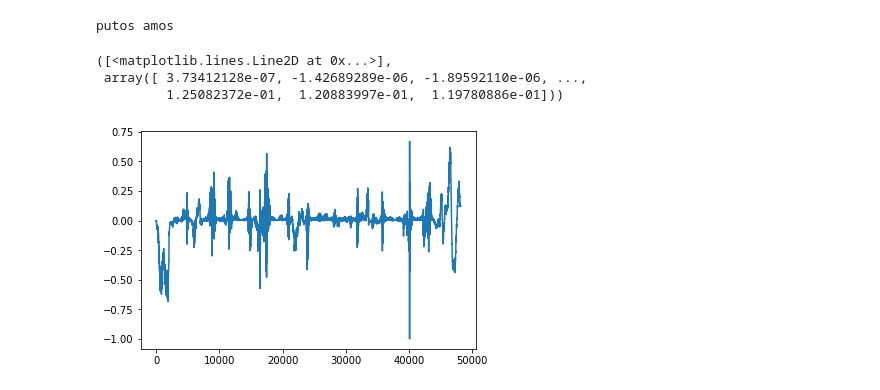
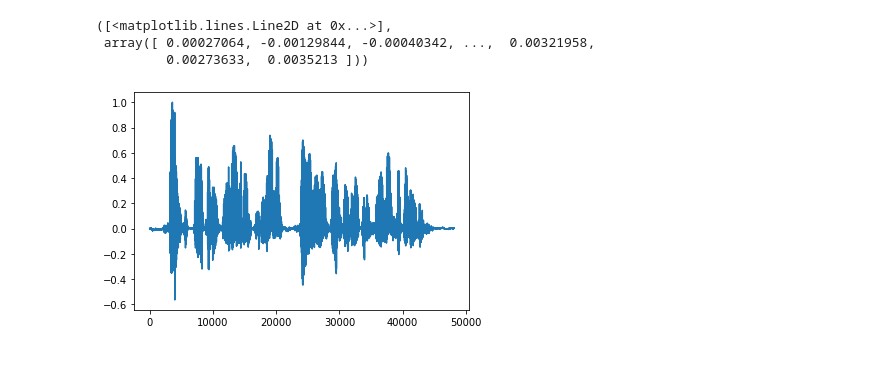
Before and after one commit to pTarNav/SiS_problemes_en_grup, a Jupyter notebook: VOCODER/vocoder.ipynb, the cells around one changed output. Saved outputs shown, nothing was run; the diff lists cells and outputs as text; code cells hidden in the pictures; blank space fills up the shorter version.

```diff
--- a/VOCODER/vocoder.ipynb
+++ b/VOCODER/vocoder.ipynb
@@ -44,7 +44,8 @@ a = sintesis['coef']
 b = sintesis['ganancia'][0]
 longitud = len(a)
 for i in range(longitud):
-    y = np.concatenate((y, lfilter(b, a[i], x[i])), axis=None)
+    y = np.concatenate((y, lfilter([b[i]], a[i], x[i])), axis=None)
+scipy.io.wavfile.write('vocoder1.wav', 8000, y)
 plt.plot(y), y
 # %% [output]
 ([<matplotlib.lines.Line2D at 0x...>],
@@ -54,26 +55,21 @@ plt.plot(y), y
 # %%
 #e
 y = []
 x = sintesis['excit']
 a = sintesis['coef']
 b = sintesis['ganancia'][0]
 longitud = len(a)
+zf = np.zeros(10)
 for i in range(longitud):
-    if i == 0:
-        zi = lfiltic(b, a[i], y)
-    filtro, zi = lfilter(b, a[i], x[i], zi=zi)
-    y = np.concatenate((y, filtro), axis=None)
-for i in y:
-    if i == 0:
-        print('subnormal')
-print('putos amos')
+    filtro, zf = lfilter([b[i]], a[i], x[i], axis= -1, zi=zf)
+    y = np.append(y, filtro)
+
 y_max = max(abs(y))
 y /= y_max
 scipy.io.wavfile.write('vocoder2.wav', 8000, y)
 plt.plot(y), y
 # %% [output]
-putos amos
+([<matplotlib.lines.Line2D at 0x...>],
+ array([ 0.00027064, -0.00129844, -0.00040342, ...,  0.00321958,
+         0.00273633,  0.0035213 ]))
-([<matplotlib.lines.Line2D at 0x...>],
- array([ 3.73412128e-07, -1.42689289e-06, -1.89592110e-06, ...,
-         1.25082372e-01,  1.20883997e-01,  1.19780886e-01]))
-[figure, old version]
+[figure, new version]
```
Also changed, not shown: parts of 4 cells of this notebook.
